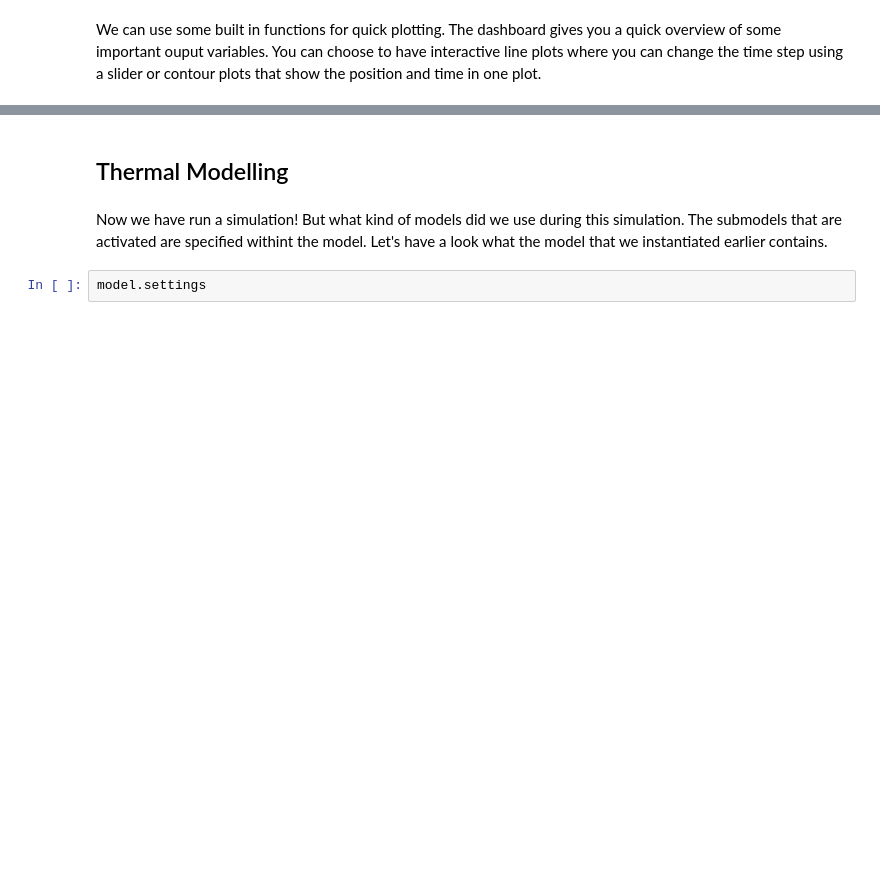
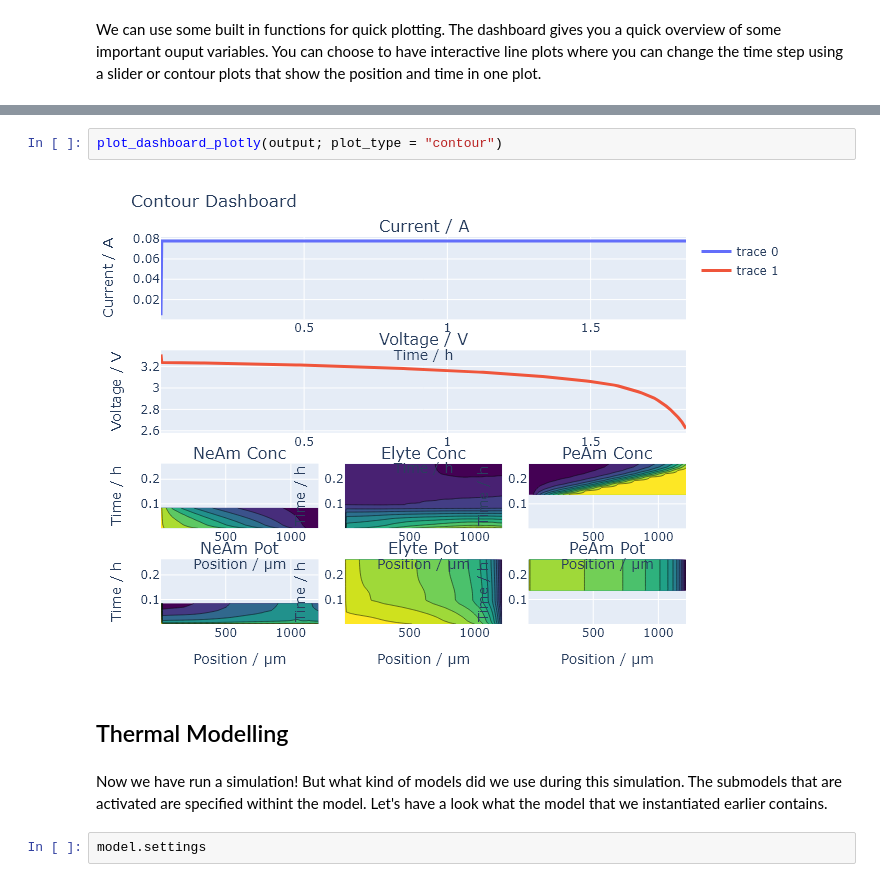
Before and after one commit to fme-battery/modelling-academy, a Jupyter notebook: BattMo/battmo_tutorial.ipynb, the cells around one changed output, grey strips where cells are left out. Cells and saved outputs as stored; diff of their text form; blank space fills up the shorter version.

Commit message:
using PlotlyJS for plotting

```diff
--- a/BattMo/battmo_tutorial.ipynb
+++ b/BattMo/battmo_tutorial.ipynb
@@ -230,3 +391,7 @@ Bonito.App(Bonito.var"#23#24"{WGLMakie.var"#48#49"{Nothing, WGLMakie.Screen, Sce
+# %%
+plot_dashboard_plotly(output; plot_type = "contour")
+# %% [output]
+[figure, added]
 # %% [markdown]
 ## Thermal Modelling
 # %% [markdown]
```
Also changed, not shown: parts of 13 cells of this notebook, 2 other files.
